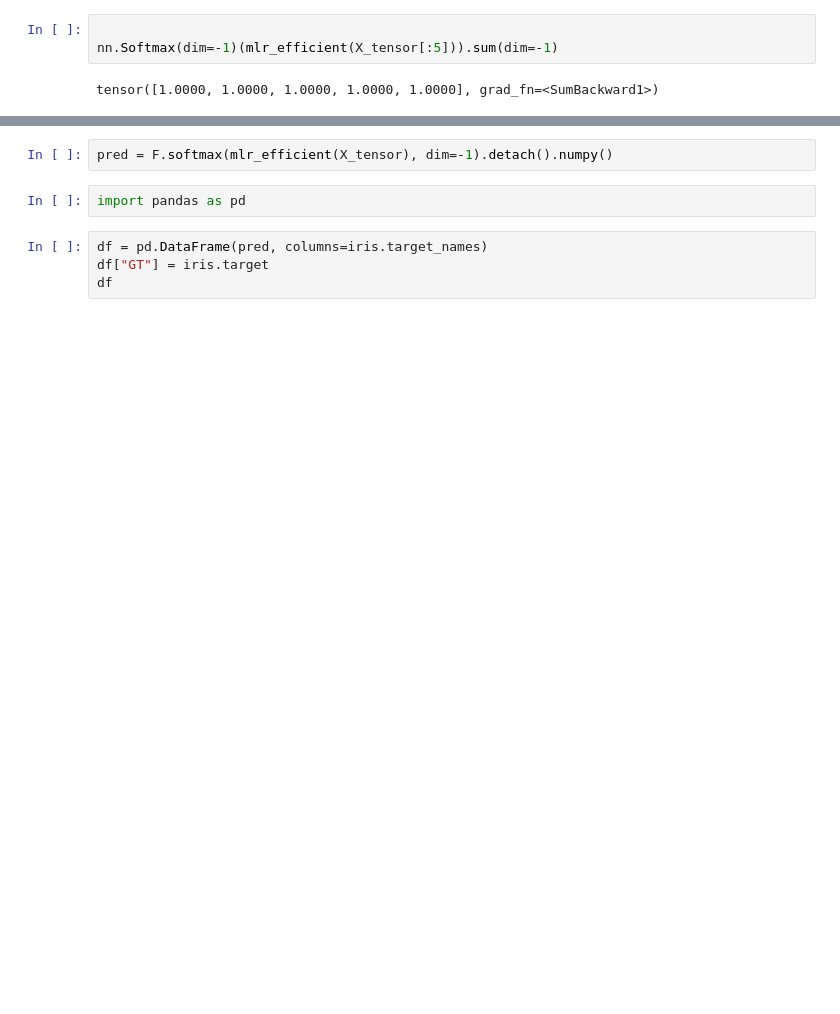
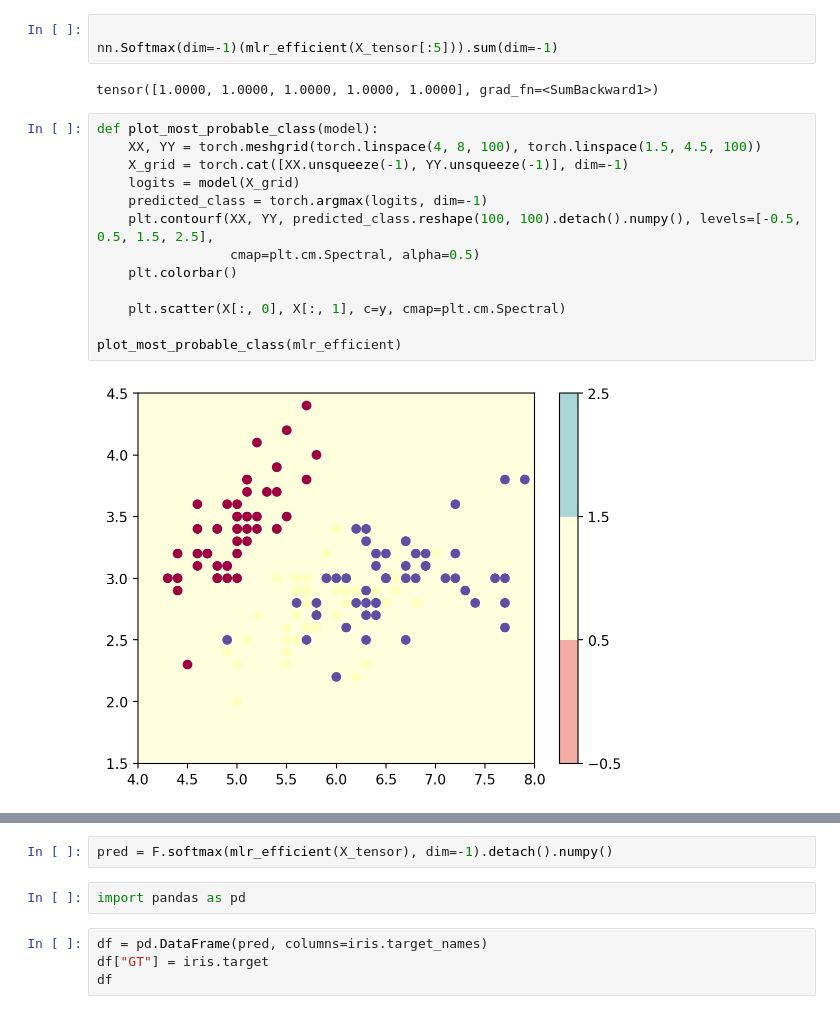
Before and after one commit to nipunbatra/ml-teaching, a Jupyter notebook: notebooks/logistic-regression-torch.ipynb, the cells around one changed output, grey strips where cells are left out. Saved outputs shown, nothing was run; the diff lists cells and outputs as text; blank space fills up the shorter version.

```diff
--- a/notebooks/logistic-regression-torch.ipynb
+++ b/notebooks/logistic-regression-torch.ipynb
@@ -162,3 +162,18 @@ tensor([[-3.3458, -3.8345,  2.0866],
 nn.Softmax(dim=-1)(mlr_efficient(X_tensor[:5])).sum(dim=-1)
 # %% [output]
 tensor([1.0000, 1.0000, 1.0000, 1.0000, 1.0000], grad_fn=<SumBackward1>)
+# %%
+def plot_most_probable_class(model):
+    XX, YY = torch.meshgrid(torch.linspace(4, 8, 100), torch.linspace(1.5, 4.5, 100))
+    X_grid = torch.cat([XX.unsqueeze(-1), YY.unsqueeze(-1)], dim=-1)
+    logits = model(X_grid)
+    predicted_class = torch.argmax(logits, dim=-1)
+    plt.contourf(XX, YY, predicted_class.reshape(100, 100).detach().numpy(), levels=[-0.5, 0.5, 1.5, 2.5],
+                 cmap=plt.cm.Spectral, alpha=0.5)
+    plt.colorbar()
+
+    plt.scatter(X[:, 0], X[:, 1], c=y, cmap=plt.cm.Spectral)
+
+plot_most_probable_class(mlr_efficient)
+# %% [output]
+[figure, added]
```
Also changed, not shown: parts of 7 cells of this notebook, 3 other files.
